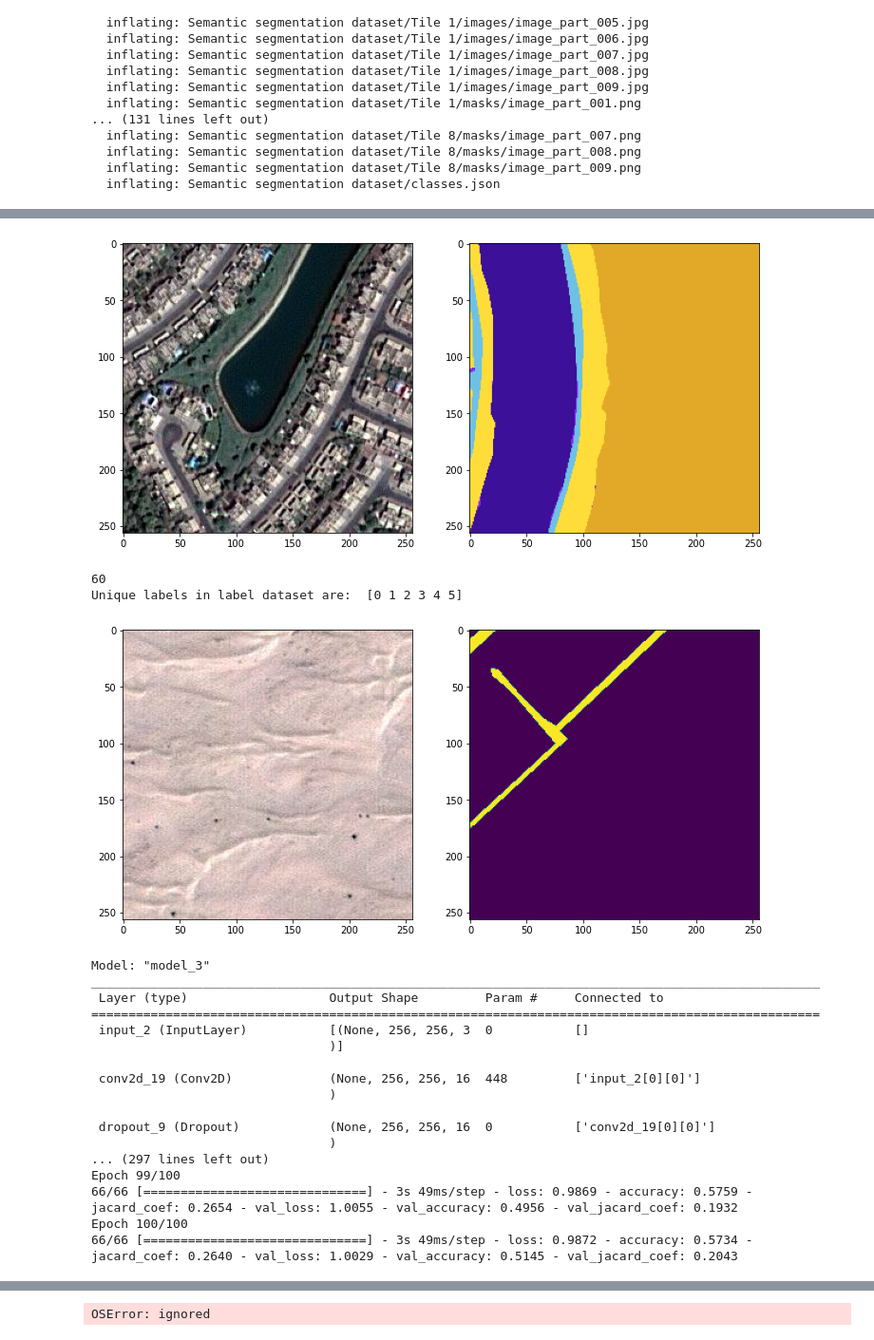
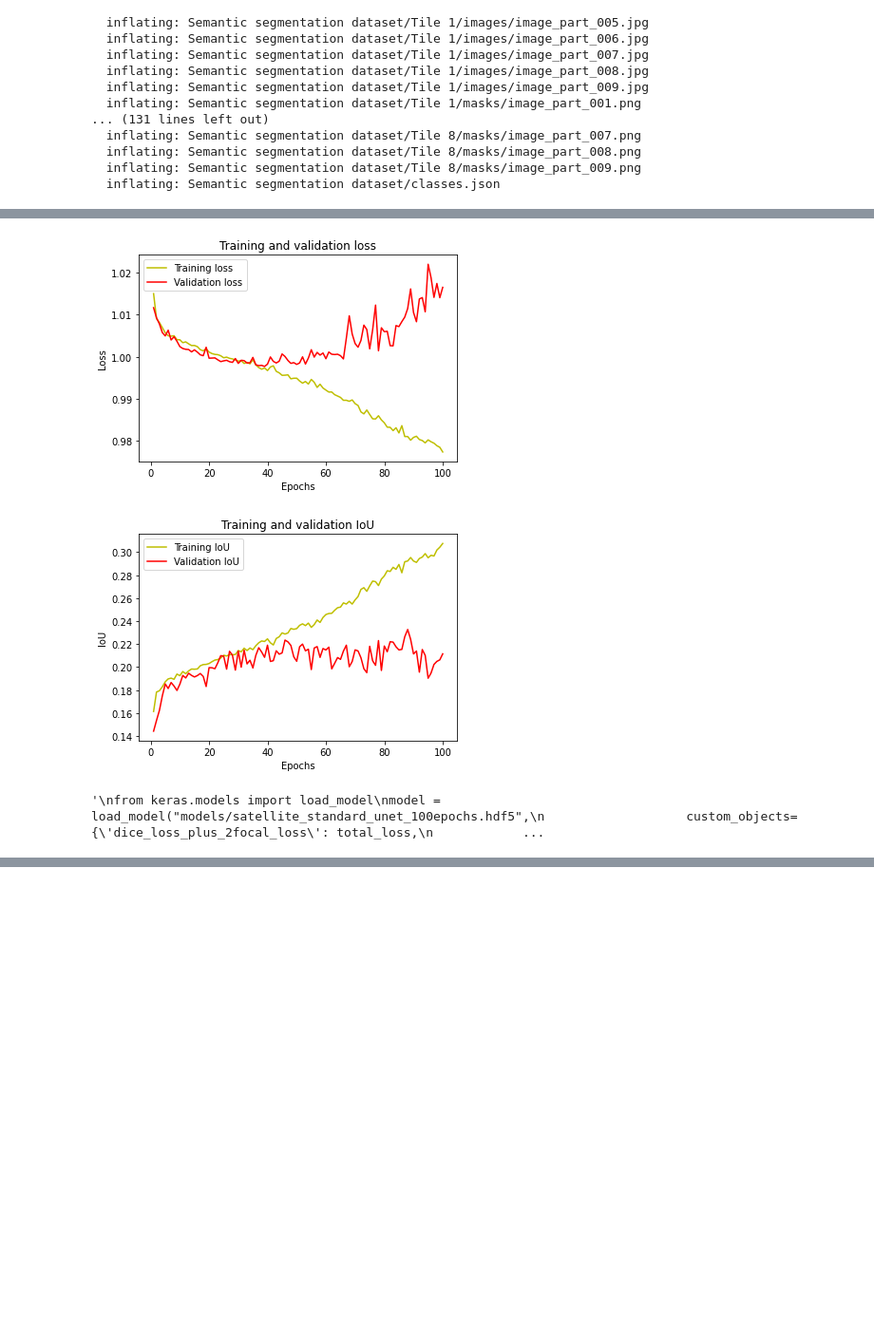
Before and after one commit to jbq2/CS301-101-team7_SemanticSegmentation, a Jupyter notebook: CS301_101_TermProject.ipynb, the cells around one changed output, grey strips where cells are left out. Shown at 95% size. Saved outputs shown, nothing was run; the diff lists cells and outputs as text; code cells hidden in the pictures; blank space fills up the shorter version.

Commit message:
got rid of error at the bottom of output

```diff
--- a/CS301_101_TermProject.ipynb
+++ b/CS301_101_TermProject.ipynb
@@ -396,7 +396,7 @@ for path, subdirs, files in os.walk(root_directory):
                 image = np.array(image)
 
                 #Extract patches from each image
-                print("Now patchifying image:", path+"/"+image_name)
+                #print("Now patchifying image:", path+"/"+image_name)
                 patches_img = patchify(image, (patch_size, patch_size, 3), step=patch_size)  #Step=256 for 256 patches means no overlap
 
                 for i in range(patches_img.shape[0]):
@@ -435,7 +435,7 @@ for path, subdirs, files in os.walk(root_directory):
                 mask = np.array(mask)
 
                 #Extract patches from each image
-                print("Now patchifying mask:", path+"/"+mask_name)
+                #print("Now patchifying mask:", path+"/"+mask_name)
                 patches_mask = patchify(mask, (patch_size, patch_size, 3), step=patch_size)  #Step=256 for 256 patches means no overlap
 
                 for i in range(patches_mask.shape[0]):
@@ -449,17 +449,17 @@ for path, subdirs, files in os.walk(root_directory):
 image_dataset = np.array(image_dataset)
 mask_dataset =  np.array(mask_dataset)
 
-#Sanity check, view few mages
+#Sanity check, view few mages -- commented this out to reduce output size
 import random
 import numpy as np
 image_number = random.randint(0, len(image_dataset))
-plt.figure(figsize=(12, 6))
+'''plt.figure(figsize=(12, 6))
 plt.subplot(121)
 plt.imshow(np.reshape(image_dataset[image_number], (patch_size, patch_size, 3)))  # throwing an out of bounds error
 plt.subplot(122)
 plt.imshow(np.reshape(mask_dataset[image_number], (patch_size, patch_size, 3)))
 plt.show()
-
+'''
 
 ###########################################################################
 """
@@ -483,7 +483,7 @@ Calculating RGB from HEX: #3C1098
 #Convert HEX to RGB array
 # Try the following to understand how python handles hex values...
 a=int('3C', 16)  #3C with base 16. Should return 60.
-print(a)
+# print(a) # commented this out
 #Do the same for all RGB channels in each hex code to convert to RGB
 Building = '#3C1098'.lstrip('#')
 Building = np.array(tuple(int(Building[i:i+2], 16) for i in (0, 2, 4))) # 60, 16, 152
@@ -534,9 +534,10 @@ labels = np.array(labels)
 labels = np.expand_dims(labels, axis=3)
 
 
-print("Unique labels in label dataset are: ", np.unique(labels))
+# print("Unique labels in label dataset are: ", np.unique(labels)) # commented this out
 
-#Another Sanity check, view few mages
+#Another Sanity check, view few mages - commented this out to reduce the output size
+'''
 import random
 import numpy as np
 image_number = random.randint(0, len(image_dataset))
@@ -546,7 +547,7 @@ plt.imshow(image_dataset[image_number])
 plt.subplot(122)
 plt.imshow(labels[image_number][:,:,0])
 plt.show()
-
+'''
 
 ############################################################################
 
@@ -680,8 +681,8 @@ plt.ylabel('IoU')
 plt.legend()
 plt.show()
 
-
 ##################################
+'''
 from keras.models import load_model
 model = load_model("models/satellite_standard_unet_100epochs.hdf5",
                    custom_objects={'dice_loss_plus_2focal_loss': total_loss,
@@ -699,31 +700,5 @@ n_classes = 6
 IOU_keras = MeanIoU(num_classes=n_classes)
 IOU_keras.update_state(y_test_argmax, y_pred_argmax)
 print("Mean IoU =", IOU_keras.result().numpy())
-
-#######################################################################
-#Predict on a few images
-
-import random
-test_img_number = random.randint(0, len(X_test))
-test_img = X_test[test_img_number]
-ground_truth=y_test_argmax[test_img_number]
-#test_img_norm=test_img[:,:,0][:,:,None]
-test_img_input=np.expand_dims(test_img, 0)
-prediction = (model.predict(test_img_input))
-predicted_img=np.argmax(prediction, axis=3)[0,:,:]
-
-
-plt.figure(figsize=(12, 8))
-plt.subplot(231)
-plt.title('Testing Image')
-plt.imshow(test_img)
-plt.subplot(232)
-plt.title('Testing Label')
-plt.imshow(ground_truth)
-plt.subplot(233)
-plt.title('Prediction on test image')
-plt.imshow(predicted_img)
-plt.show()
-
-#####################################################################
+'''
 # %% [output]
@@ -747,21 +722,3 @@ Now patchifying mask: Semantic segmentation dataset/Tile 6/masks/image_part_005.
-[figure, old version]
+[figure, new version]
+[figure, new version]
-60
-Unique labels in label dataset are:  [0 1 2 3 4 5]
+'\nfrom keras.models import load_model\nmodel = load_model("models/satellite_standard_unet_100epochs.hdf5",\n                   custom_objects={\'dice_loss_plus_2focal_loss\': total_loss,\n            ...
-[figure, old version]
-Model: "model_3"
-__________________________________________________________________________________________________
- Layer (type)                   Output Shape         Param #     Connected to
-==================================================================================================
- input_2 (InputLayer)           [(None, 256, 256, 3  0           []
-                                )]
-
- conv2d_19 (Conv2D)             (None, 256, 256, 16  448         ['input_2[0][0]']
-                                )
-
- dropout_9 (Dropout)            (None, 256, 256, 16  0           ['conv2d_19[0][0]']
-                                )
-... (297 lines left out)
-Epoch 99/100
-66/66 [==============================] - 3s 49ms/step - loss: 0.9869 - accuracy: 0.5759 - jacard_coef: 0.2654 - val_loss: 1.0055 - val_accuracy: 0.4956 - val_jacard_coef: 0.1932
-Epoch 100/100
-66/66 [==============================] - 3s 49ms/step - loss: 0.9872 - accuracy: 0.5734 - jacard_coef: 0.2640 - val_loss: 1.0029 - val_accuracy: 0.5145 - val_jacard_coef: 0.2043
@@ -770 +724,0 @@ Epoch 100/100
-OSError: ignored
```
Also changed, not shown: parts of 4 cells of this notebook.
